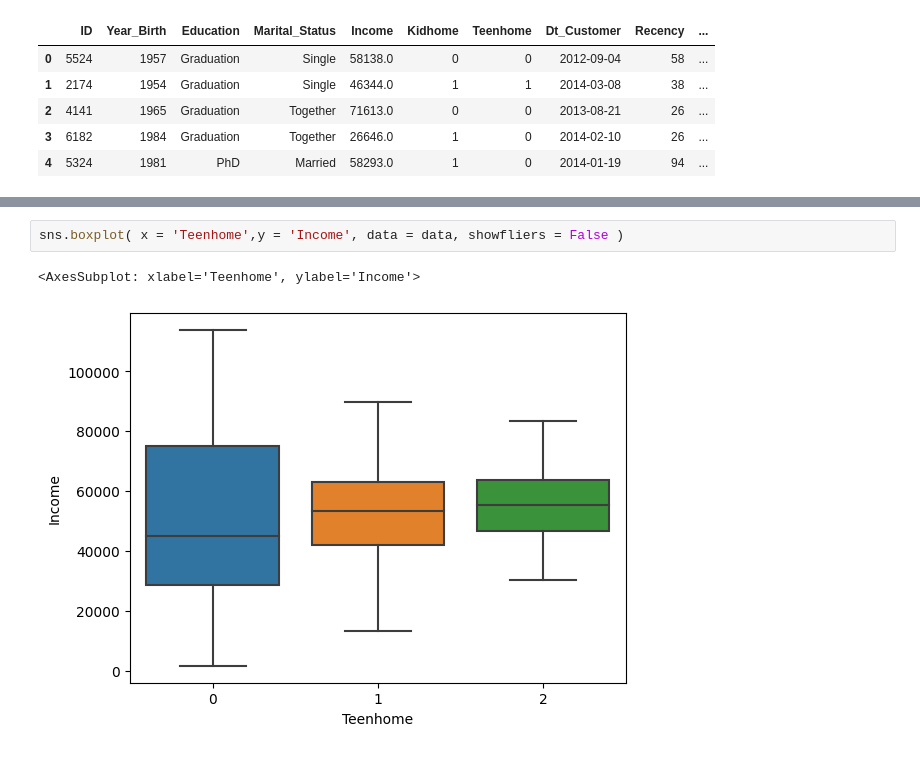
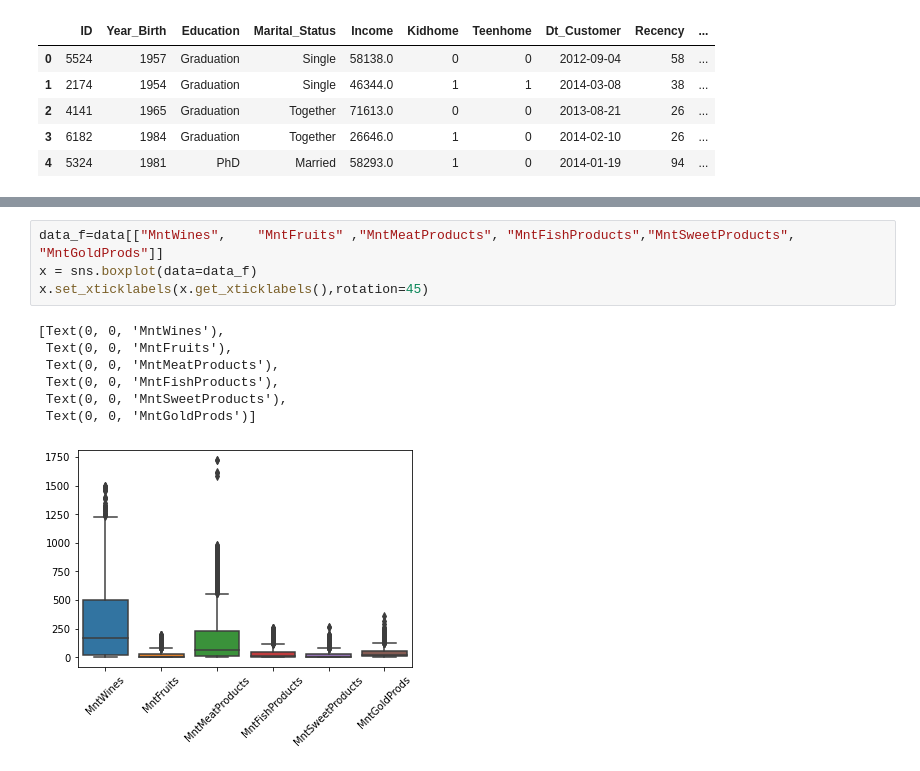
Before and after one commit to makarandmadhavi/ML-Data-Cleaning-and-Feature-Selection, a Jupyter notebook: ML_Data_Cleaning_Feature_Selection_EDA.ipynb, the cells around one changed output, grey strips where cells are left out. Cells and saved outputs as stored; diff of their text form.

```diff
--- a/ML_Data_Cleaning_Feature_Selection_EDA.ipynb
+++ b/ML_Data_Cleaning_Feature_Selection_EDA.ipynb
@@ -184,5 +336,12 @@ sns.boxplot( x = 'Kidhome',y = 'Income', data = data, showfliers = False )
-# %%
-sns.boxplot( x = 'Teenhome',y = 'Income', data = data, showfliers = False )
-# %% [output]
-<AxesSubplot: xlabel='Teenhome', ylabel='Income'>
-[figure, removed]
+# %%
+data_f=data[["MntWines",	"MntFruits"	,"MntMeatProducts",	"MntFishProducts","MntSweetProducts",	"MntGoldProds"]]
+x = sns.boxplot(data=data_f)
+x.set_xticklabels(x.get_xticklabels(),rotation=45)
+# %% [output]
+[Text(0, 0, 'MntWines'),
+ Text(0, 0, 'MntFruits'),
+ Text(0, 0, 'MntMeatProducts'),
+ Text(0, 0, 'MntFishProducts'),
+ Text(0, 0, 'MntSweetProducts'),
+ Text(0, 0, 'MntGoldProds')]
+[figure, added]
```
Also changed, not shown: parts of 99 cells of this notebook.
